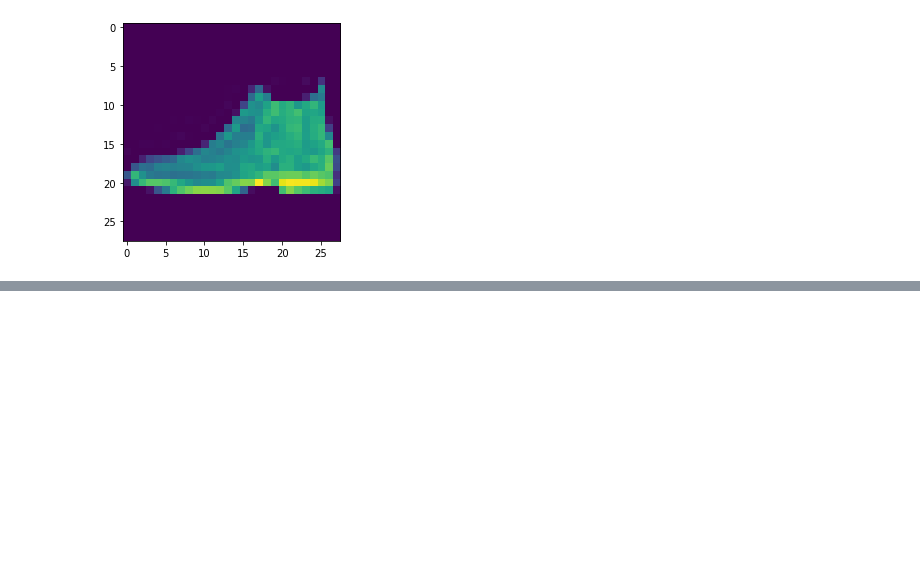
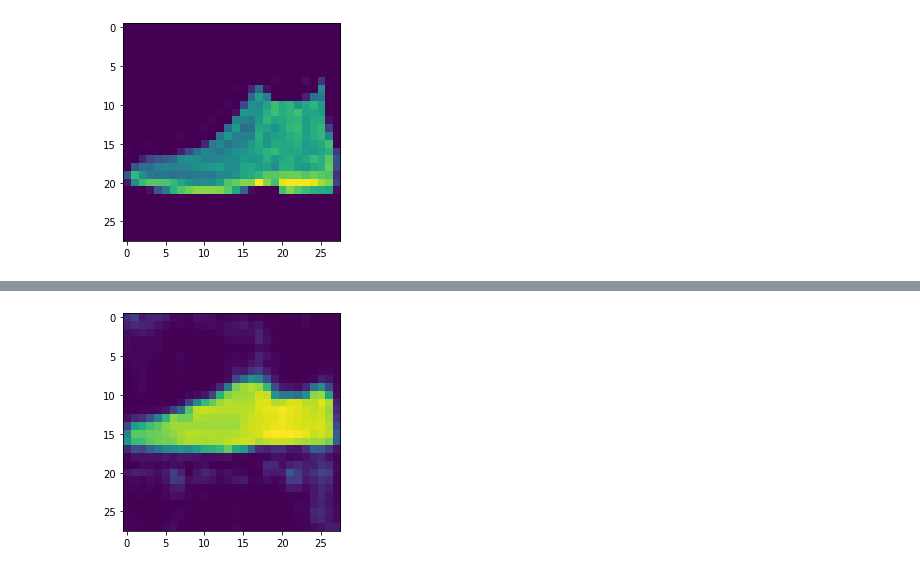
Before and after one commit to moodlep/vae_playground, a Jupyter notebook: colab_notebooks/autoencoder.ipynb, the cells around one changed output, grey strips where cells are left out. Drawn from its saved outputs; the diff is of its cells as text; code cells hidden in the pictures; blank space fills up the shorter version.

```diff
--- a/colab_notebooks/autoencoder.ipynb
+++ b/colab_notebooks/autoencoder.ipynb
@@ -184,0 +295,9 @@ plt.show()
+# %%
+### Set the random seed for reproducible results
+torch.manual_seed(0)
+
+### Initialize the two networks
+d = 4
+
+encoder = Encoder(encoded_space_dim=d,fc2_input_dim=128)
+decoder = Decoder(encoded_space_dim=d,fc2_input_dim=128)
@@ -184,0 +367,28 @@ plt.show()
+# %%
+### Training cycle
+noise_factor = 0.3
+num_epochs = 10
+history_da={'train_loss':[],'val_loss':[]}
+
+for epoch in range(num_epochs):
+    print('EPOCH %d/%d' % (epoch + 1, num_epochs))
+    ### Training (use the training function)
+    train_loss=train_epoch_den(
+        encoder=encoder,
+        decoder=decoder,
+        device=device,
+        dataloader=train_dataloader,
+        loss_fn=loss_fn,
+        optimizer=optim,noise_factor=noise_factor)
+    # ### Validation  (use the testing function)
+    # val_loss = test_epoch_den(
+    #     encoder=encoder,
+    #     decoder=decoder,
+    #     device=device,
+    #     dataloader=valid_loader,
+    #     loss_fn=loss_fn,noise_factor=noise_factor)
+    # Print Validationloss
+    # history_da['train_loss'].append(train_loss)
+    # history_da['val_loss'].append(val_loss)
+    print('\n EPOCH {}/{} \t train loss {:.3f} \t val loss {:.3f}'.format(epoch + 1, num_epochs,train_loss,0))
+    # plot_ae_outputs_den(encoder,decoder,noise_factor=noise_factor)
@@ -184,0 +413,10 @@ plt.show()
+# %%
+# no noise version
+with torch.no_grad():
+  img = test_data[i][0].unsqueeze(0)
+  output = decoder(encoder(img))
+
+  plt.imshow(output.squeeze().numpy())
+  plt.show()
+# %% [output]
+[figure, added]
```
Also changed, not shown: parts of 21 cells of this notebook.
